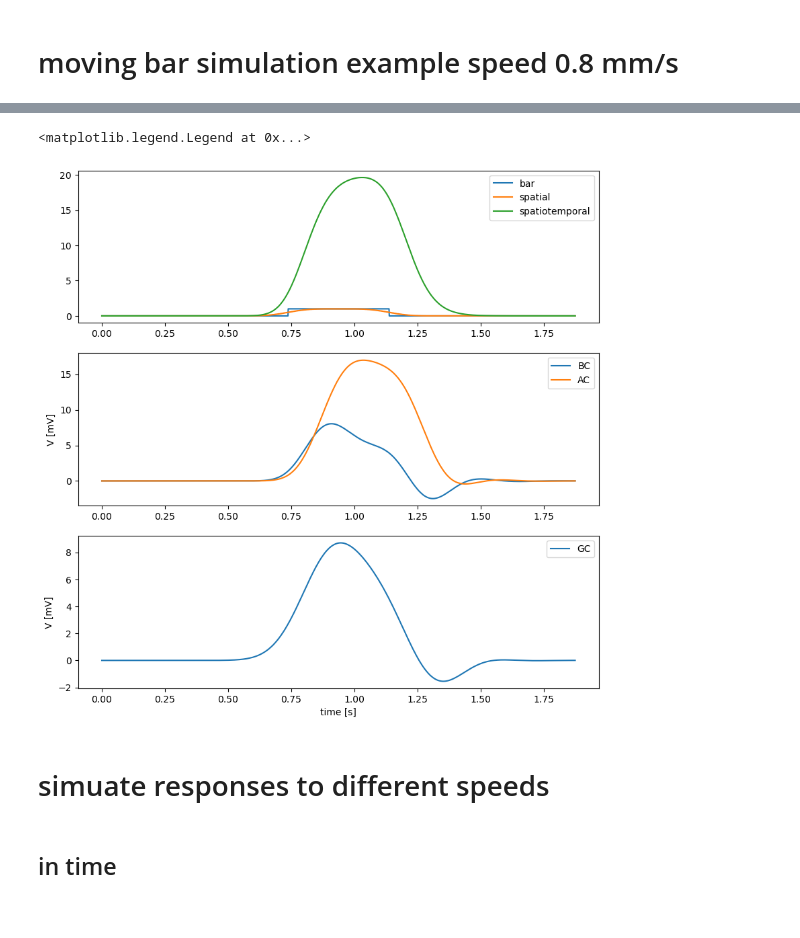
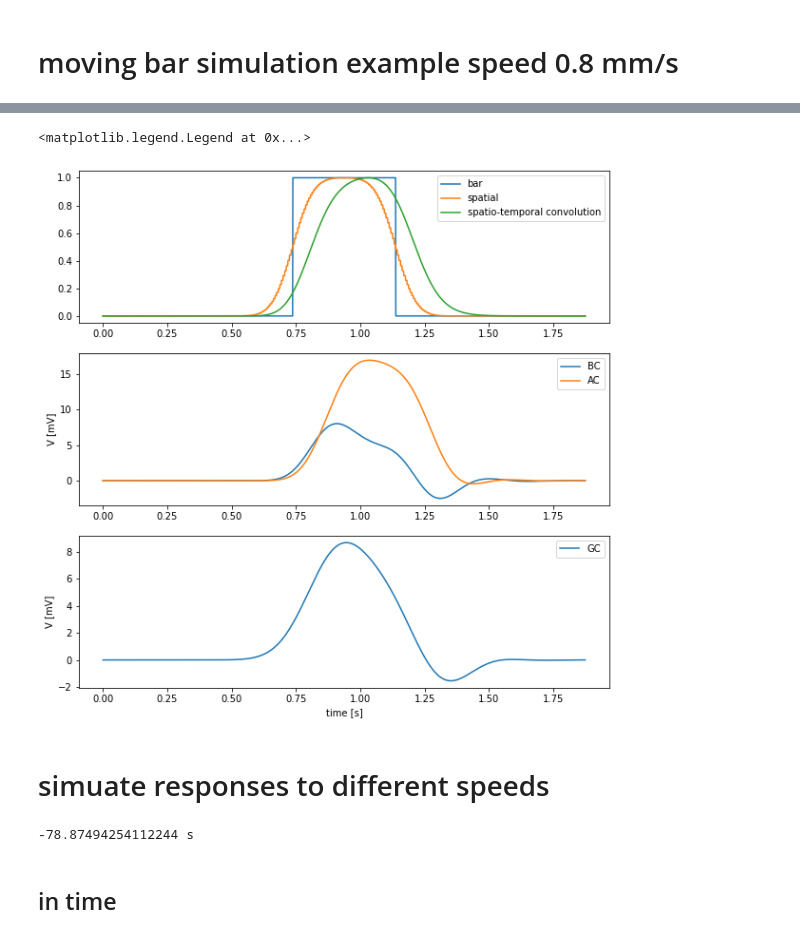
Before and after one commit to simoneeb/motion_anticipation_network, a Jupyter notebook: Brian/recurrent_net_layer_nearest_neighbor.ipynb, the cells around one changed output, grey strips where cells are left out. Cells and saved outputs as stored; diff of their text form; code cells hidden in the pictures.

```diff
--- a/Brian/recurrent_net_layer_nearest_neighbor.ipynb
+++ b/Brian/recurrent_net_layer_nearest_neighbor.ipynb
@@ -364,29 +364,29 @@ res = simulate(temp)
 # %%
 # visualize network response
 fig = plt.figure(figsize = (10,10))
 gs = fig.add_gridspec(3,1)
 
 ax = fig.add_subplot(gs[0,0])
 plt.plot(time,barstim[int(N/2),:], label = 'bar')
 plt.plot(time,spat[int(N/2),:], label = 'spatial')
-plt.plot(time,temp[int(N/2),:], label = 'spatiotemporal')
+plt.plot(time,temp[int(N/2),:]/np.max(temp[int(N/2),:]), label = 'spatio-temporal convolution') # normalized for visualization
 plt.legend()
 
 ax = fig.add_subplot(gs[1,0])
 plt.plot(time,res[0], label = 'BC')
 plt.plot(time,res[1], label = 'AC')
 plt.ylabel('V [mV]')
 plt.legend()
 
 ax = fig.add_subplot(gs[2,0])
 plt.plot(time,res[2], label = 'GC')
 
 plt.ylabel('V [mV]')
 plt.xlabel('time [s]')
 
 plt.legend()
 # %% [output]
 <matplotlib.legend.Legend at 0x...>
-[figure, old version]
+[figure, new version]
 # %% [markdown]
 # simuate responses to different speeds
@@ -396,8 +398,16 @@ speeds = np.arange(0.1,5.1,0.1)
 
 # simulate with differnt speeds in parallel
 num_cores = 4
+
+start = time.time()
 with multiprocessing.Pool(processes = num_cores) as p:
     results = p.map(choose_speed, speeds)
+
+stop = time.time()
+
+print(f'{stop-start} s')
+# %% [output]
+-78.87494254112244 s
 # %% [markdown]
 ## in time
 # %%
```
Also changed, not shown: parts of 9 cells of this notebook.
